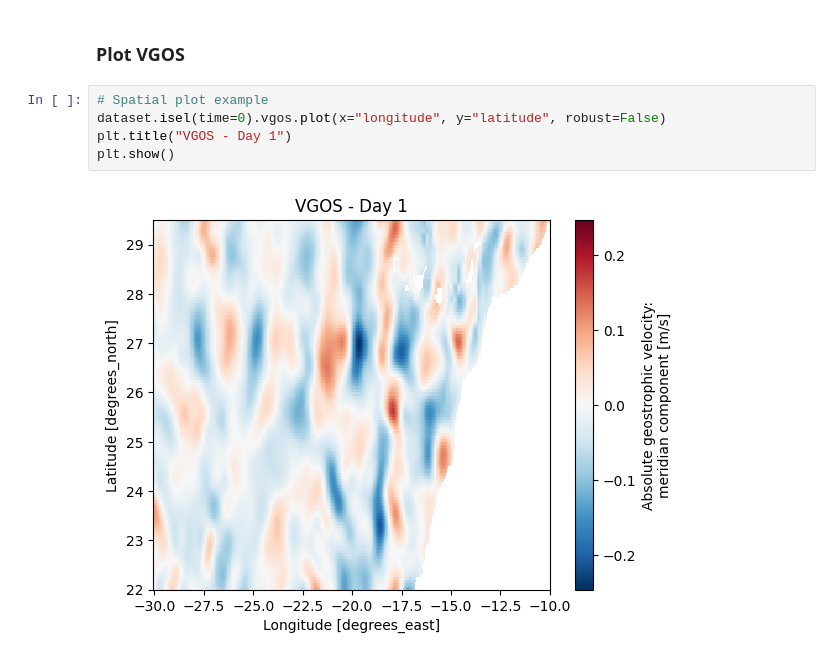
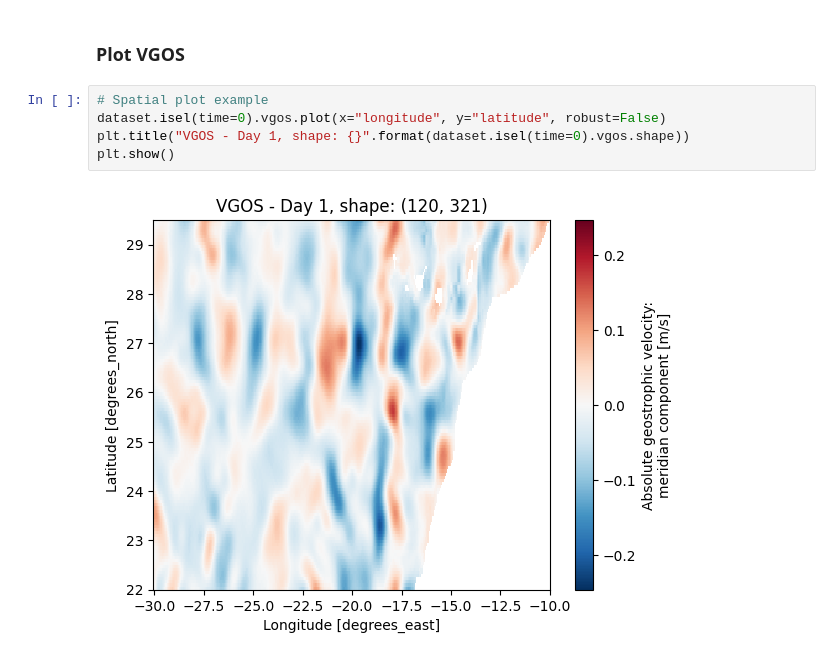
Before and after one commit to lum1t4/ocean_surface_levels, a Jupyter notebook: notebooks/notebook.ipynb, the cells around one changed output. Saved outputs shown, nothing was run; the diff lists cells and outputs as text.

```diff
--- a/notebooks/notebook.ipynb
+++ b/notebooks/notebook.ipynb
@@ -107,7 +107,7 @@ plt.show()
 # %%
 # Spatial plot example
 dataset.isel(time=0).vgos.plot(x="longitude", y="latitude", robust=False)
-plt.title("VGOS - Day 1")
+plt.title("VGOS - Day 1, shape: {}".format(dataset.isel(time=0).vgos.shape))
 plt.show()
 # %% [output]
-[figure, old version]
+[figure, new version]
```
Also changed, not shown: parts of 2 cells of this notebook.
